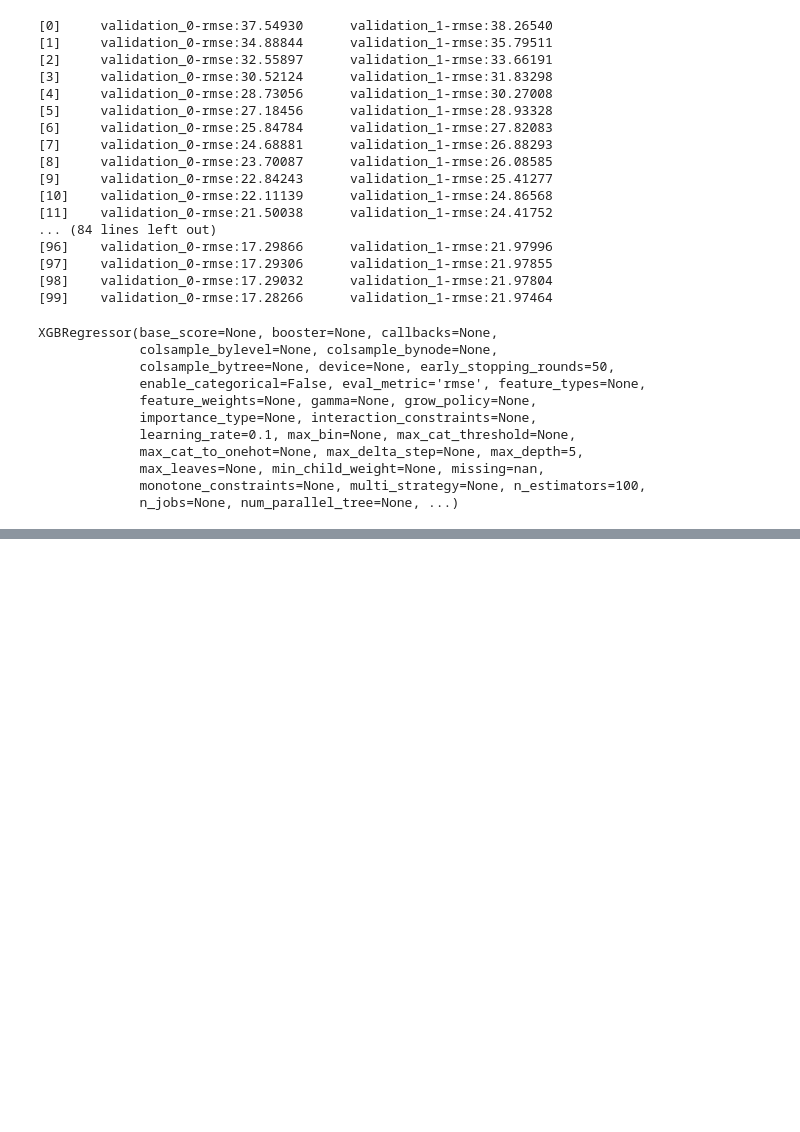
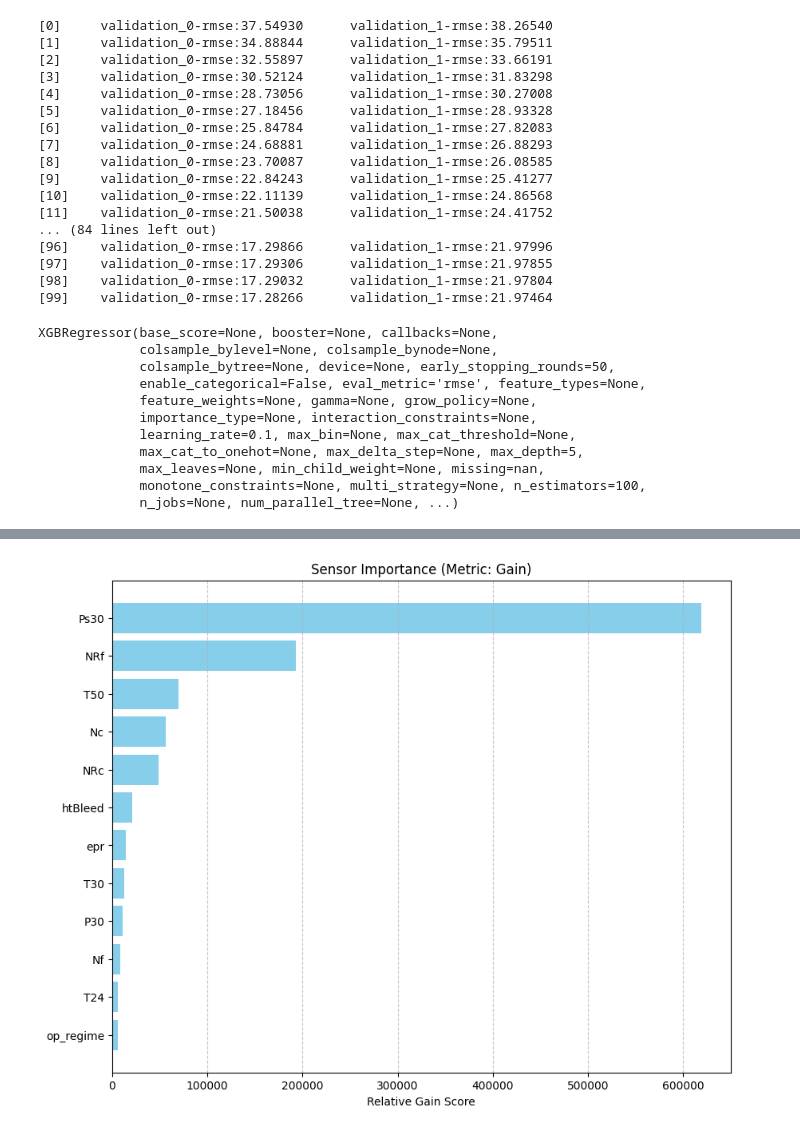
Before and after one commit to borgaonkarjui/survival_analysis_cmapss, a Jupyter notebook: notebooks/xgboost_training.ipynb, the cells around one changed output, grey strips where cells are left out. Saved outputs shown, nothing was run; the diff lists cells and outputs as text; code cells hidden in the pictures; blank space fills up the shorter version.

```diff
--- a/notebooks/xgboost_training.ipynb
+++ b/notebooks/xgboost_training.ipynb
@@ -104,0 +118,4 @@ XGBRegressor(base_score=None, booster=None, callbacks=None,
+# %%
+plot_feature_importance(model_v0, importance_type='gain')
+# %% [output]
+[figure, added]
```
Also changed, not shown: parts of 2 cells of this notebook, 1 other file.
